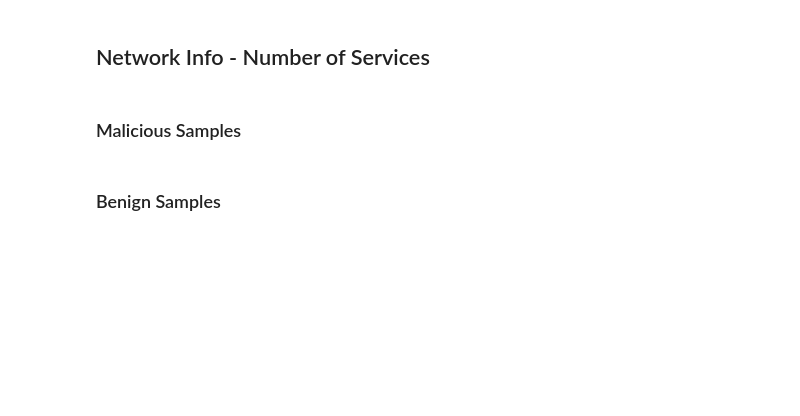
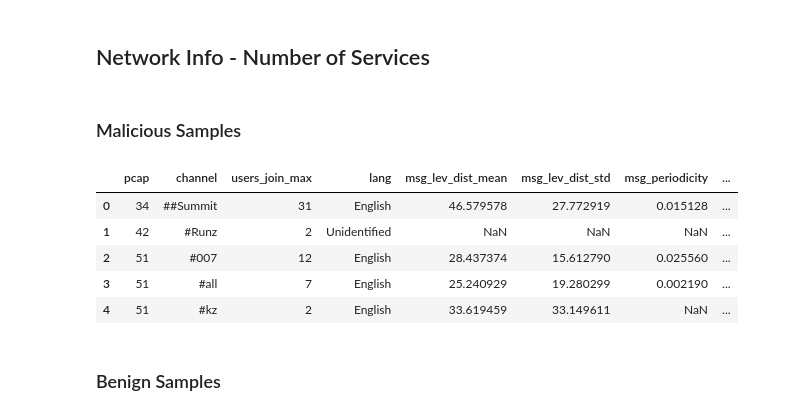
Before and after one commit to stratosphereips/IRC-Behavioral-Analysis, a Jupyter notebook: python/channel_profiling.ipynb, the cells around one changed output. Drawn from its saved outputs; the diff is of its cells as text; code cells hidden in the pictures; blank space fills up the shorter version.

```diff
--- a/python/channel_profiling.ipynb
+++ b/python/channel_profiling.ipynb
@@ -651,10 +753,17 @@ def get_num_services(logs):
 # %%
 num_services_arr = []
 for ln, l in zip(log_names_mal, logs_networkinfo_mal):
     rows = df_mal[df_mal['pcap'] == ln]
-    df_mal.loc[df_mal['pcap'] == ln]['network_info-num_services'] = get_num_services(l)
+    df_mal.loc[(df_mal['pcap'] == ln), 'network_info-num_services'] = get_num_services(l)
 
 df_mal.head()
+# %% [output]
+|  | pcap | channel | users_join_max | lang | msg_lev_dist_mean | msg_lev_dist_std | msg_periodicity | ... |
+| 0 | 34 | ##Summit | 31 | English | 46.579578 | 27.772919 | 0.015128 | ... |
+| 1 | 42 | #Runz | 2 | Unidentified | NaN | NaN | NaN | ... |
+| 2 | 51 | #007 | 12 | English | 28.437374 | 15.612790 | 0.025560 | ... |
+| 3 | 51 | #all | 7 | English | 25.240929 | 19.280299 | 0.002190 | ... |
+| 4 | 51 | #kz | 2 | English | 33.619459 | 33.149611 | NaN | ... |
 # %% [markdown]
 ### Benign Samples
 # %%
```
Also changed, not shown: parts of 30 cells of this notebook, 2 other files.
